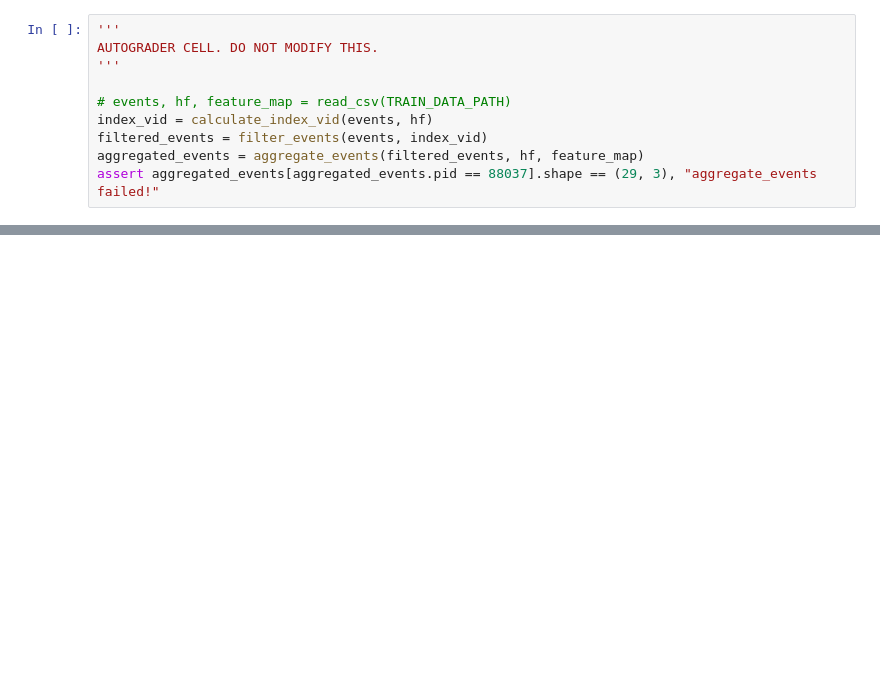
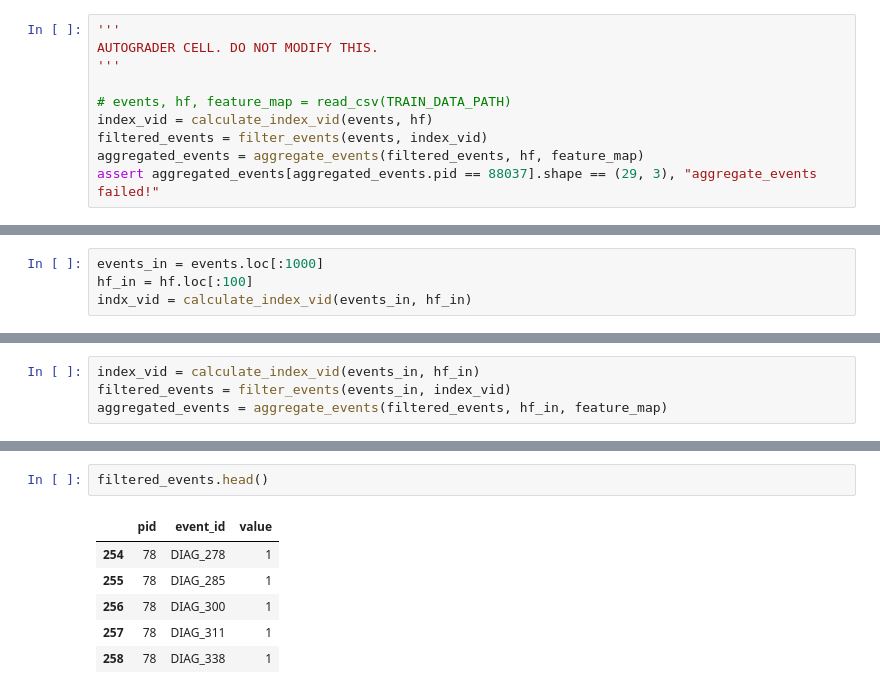
Before and after one commit to niikun/DL_for_health_care, a Jupyter notebook: HW1.ipynb, the cells around one changed output, grey strips where cells are left out. Drawn from its saved outputs; the diff is of its cells as text; blank space fills up the shorter version.

```diff
--- a/HW1.ipynb
+++ b/HW1.ipynb
@@ -991,0 +1101,4 @@ assert aggregated_events[aggregated_events.pid == 88037].shape == (29, 3), "aggr
+# %%
+events_in = events.loc[:1000]
+hf_in = hf.loc[:100]
+indx_vid = calculate_index_vid(events_in, hf_in)
@@ -991,0 +1135,4 @@ assert aggregated_events[aggregated_events.pid == 88037].shape == (29, 3), "aggr
+# %%
+index_vid = calculate_index_vid(events_in, hf_in)
+filtered_events = filter_events(events_in, index_vid)
+aggregated_events = aggregate_events(filtered_events, hf_in, feature_map)
@@ -991,0 +1148,9 @@ assert aggregated_events[aggregated_events.pid == 88037].shape == (29, 3), "aggr
+# %%
+filtered_events.head()
+# %% [output]
+|  | pid | event_id | value |
+| 254 | 78 | DIAG_278 | 1 |
+| 255 | 78 | DIAG_285 | 1 |
+| 256 | 78 | DIAG_300 | 1 |
+| 257 | 78 | DIAG_311 | 1 |
+| 258 | 78 | DIAG_338 | 1 |
```
Also changed, not shown: parts of 29 cells of this notebook.
